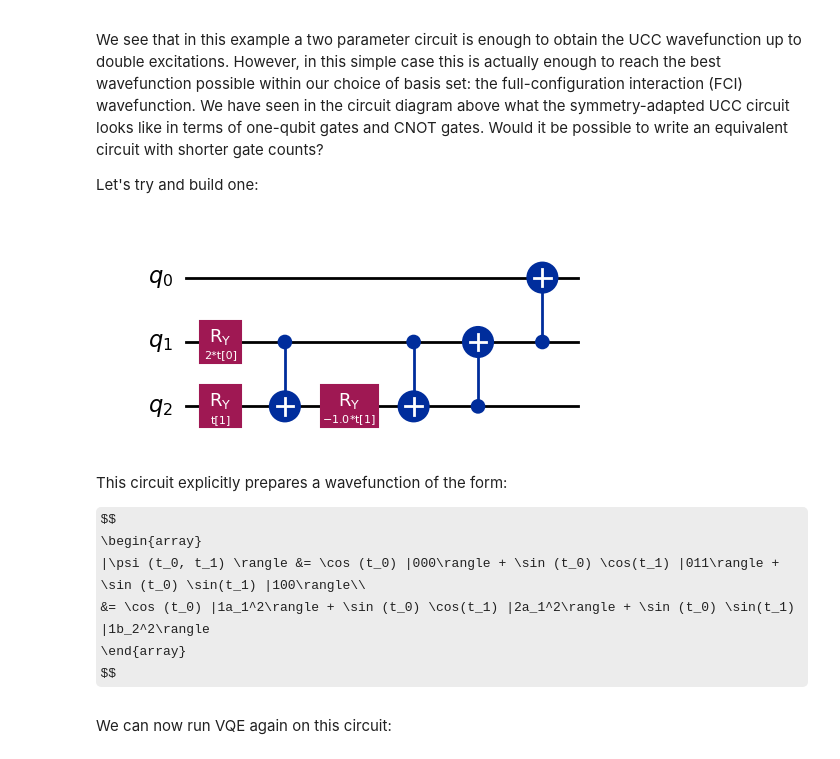
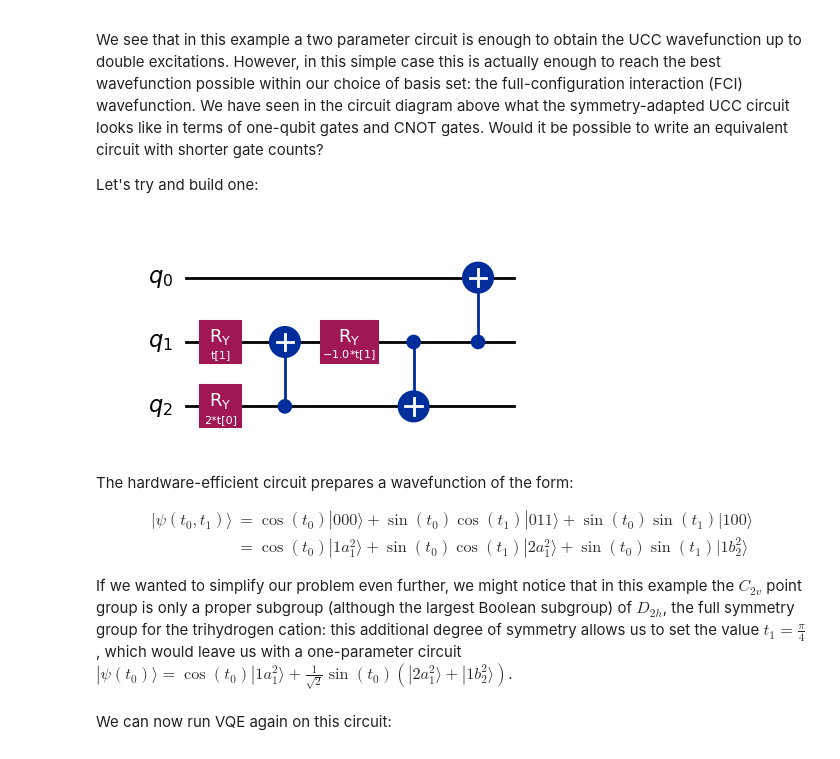
Before and after one commit to dariopicozzi/quantumsymmetry, a Jupyter notebook: docs/tutorials/05_VQE_circuits.ipynb, the cells around one changed output. Drawn from its saved outputs; the diff is of its cells as text; code cells hidden in the pictures; some formulas as TeX source.

```diff
--- a/docs/tutorials/05_VQE_circuits.ipynb
+++ b/docs/tutorials/05_VQE_circuits.ipynb
@@ -174,29 +174,30 @@ Let's try and build one:
 # %%
 from qiskit.circuit.quantumcircuit import QuantumCircuit
 from qiskit.circuit import ParameterVector
 t = ParameterVector('t', 2)
 
 SAE_HE_ansatz = QuantumCircuit(3)
-SAE_HE_ansatz.ry(2*t[0], 1)
-SAE_HE_ansatz.ry(t[1], 2)
+SAE_HE_ansatz.ry(2*t[0], 2)
+SAE_HE_ansatz.ry(t[1], 1)
+SAE_HE_ansatz.cx(2,1)
+SAE_HE_ansatz.ry(-t[1], 1)
 SAE_HE_ansatz.cx(1,2)
-SAE_HE_ansatz.ry(-t[1], 2)
-SAE_HE_ansatz.cx(1,2)
-SAE_HE_ansatz.cx(2,1)
 SAE_HE_ansatz.cx(1,0)
 
 SAE_HE_ansatz.draw(output='mpl')
 # %% [output]
-[figure, old version]
+[figure, new version]
 # %% [markdown]
-This circuit explicitly prepares a wavefunction of the form:
+The hardware-efficient circuit prepares a wavefunction of the form:
 
 $$
-\begin{array}
+\begin{aligned}
 |\psi (t_0, t_1) \rangle &= \cos (t_0) |000\rangle + \sin (t_0) \cos(t_1) |011\rangle + \sin (t_0) \sin(t_1) |100\rangle\\
 &= \cos (t_0) |1a_1^2\rangle + \sin (t_0) \cos(t_1) |2a_1^2\rangle + \sin (t_0) \sin(t_1) |1b_2^2\rangle
-\end{array}
+\end{aligned}
 $$
+
+If we wanted to simplify our problem even further, we might notice that in this example the $C_{2v}$ point group is only a proper subgroup (although the largest Boolean subgroup) of $D_{2h}$, the full symmetry group for the trihydrogen cation: this additional degree of symmetry allows us to set the value $t_1 = \frac{π}{4}$, which would leave us with a one-parameter circuit $|\psi (t_0) \rangle = \cos (t_0) |1a_1^2\rangle + \frac{1}{\sqrt{2}} \sin (t_0) (|2a_1^2\rangle + |1b_2^2\rangle)$.
 # %% [markdown]
 We can now run VQE again on this circuit:
 # %%
```
Also changed, not shown: parts of 5 cells of this notebook, 1 other file.
